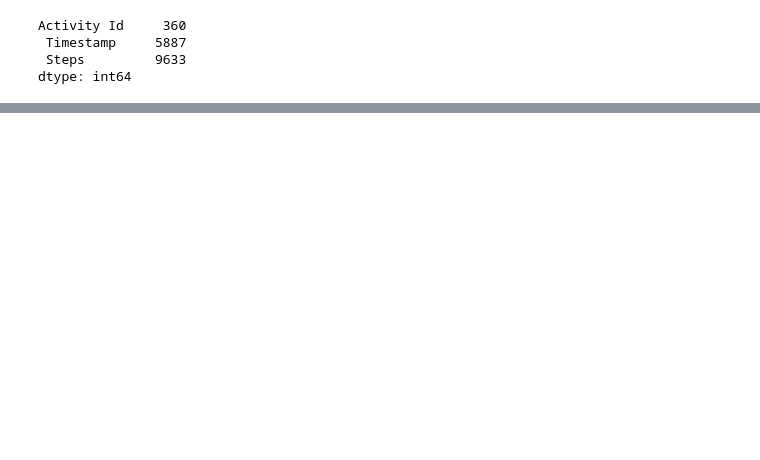
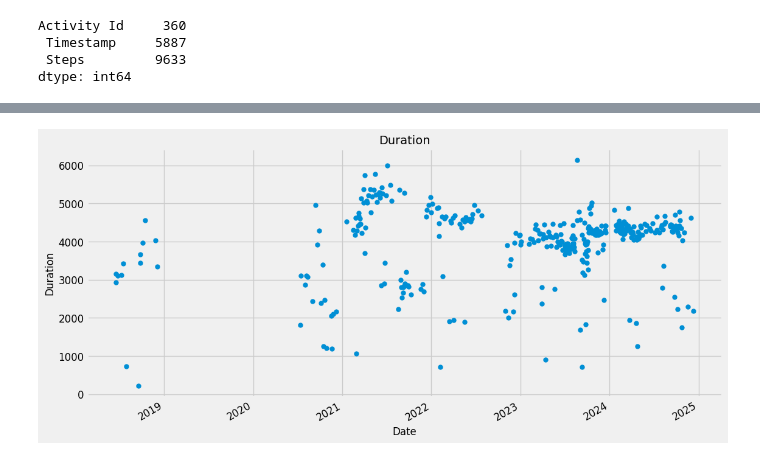
Before and after one commit to surajkarak/runkeeper_data_analysis, a Jupyter notebook: runkeeper_data.ipynb, the cells around one changed output, grey strips where cells are left out. Drawn from its saved outputs; the diff is of its cells as text; code cells hidden in the pictures; blank space fills up the shorter version.

```diff
--- a/runkeeper_data.ipynb
+++ b/runkeeper_data.ipynb
@@ -74,0 +173,12 @@ cardio.set_index('Date', inplace=True)
+# %%
+# Convert Duration to timedelta
+cardio['Duration (seconds)'] = cardio['Duration'].apply(duration_to_seconds)
+
+# Plot the Duration
+cardio['Duration (seconds)'].plot(figsize=(12, 6), fontsize=12, style='o', markersize=5)
+plt.ylabel('Duration', fontsize=12)
+plt.xlabel('Date', fontsize=12)
+plt.title('Duration', fontsize=14)
+plt.show()
+# %% [output]
+[figure, added]
```
Also changed, not shown: parts of 23 cells of this notebook.
